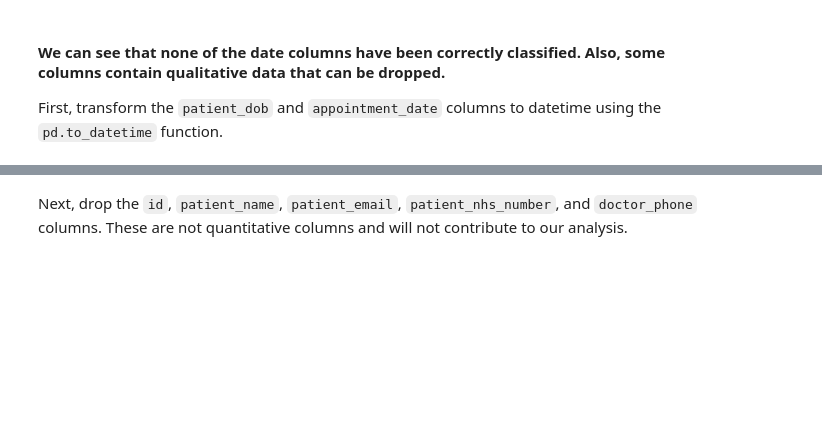
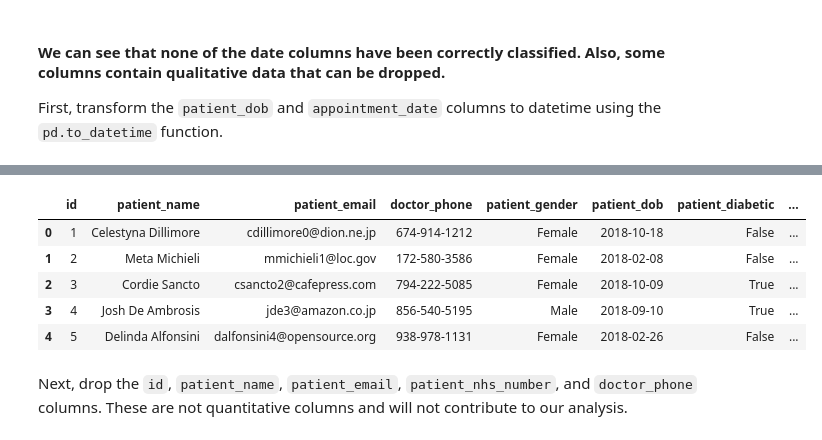
Before and after one commit to ta-data-lis/lab-unsupervised-learning-and-sklearn, a Jupyter notebook: your-code/main.ipynb, the cells around one changed output, grey strips where cells are left out. Drawn from its saved outputs; the diff is of its cells as text; code cells hidden in the pictures; blank space fills up the shorter version.

```diff
--- a/your-code/main.ipynb
+++ b/your-code/main.ipynb
@@ -220,0 +250,7 @@ First, transform the `patient_dob` and `appointment_date` columns to datetime us
+# %%
+# Your code here:
+patients['patient_dob'] = pd.to_datetime(patients['patient_dob'], format = '%m/%d/%Y')
+patients['appointment_date'] = pd.to_datetime(patients['appointment_date'], format = '%m/%d/%Y')
+
+# Checking if it worked
+patients.dtypes
@@ -221,2 +276,12 @@ First, transform the `patient_dob` and `appointment_date` columns to datetime us
+# %%
+# All good with the dates
+patients.head()
+# %% [output]
+|  | id | patient_name | patient_email | doctor_phone | patient_gender | patient_dob | patient_diabetic | ... |
+| 0 | 1 | Celestyna Dillimore | cdillimore0@dion.ne.jp | 674-914-1212 | Female | 2018-10-18 | False | ... |
+| 1 | 2 | Meta Michieli | mmichieli1@loc.gov | 172-580-3586 | Female | 2018-02-08 | False | ... |
+| 2 | 3 | Cordie Sancto | csancto2@cafepress.com | 794-222-5085 | Female | 2018-10-09 | True | ... |
+| 3 | 4 | Josh De Ambrosis | jde3@amazon.co.jp | 856-540-5195 | Male | 2018-09-10 | True | ... |
+| 4 | 5 | Delinda Alfonsini | dalfonsini4@opensource.org | 938-978-1131 | Female | 2018-02-26 | False | ... |
 # %% [markdown]
 Next, drop the `id`, `patient_name`, `patient_email`, `patient_nhs_number`, and `doctor_phone` columns. These are not quantitative columns and will not contribute to our analysis.
```
Also changed, not shown: parts of 28 cells of this notebook.
